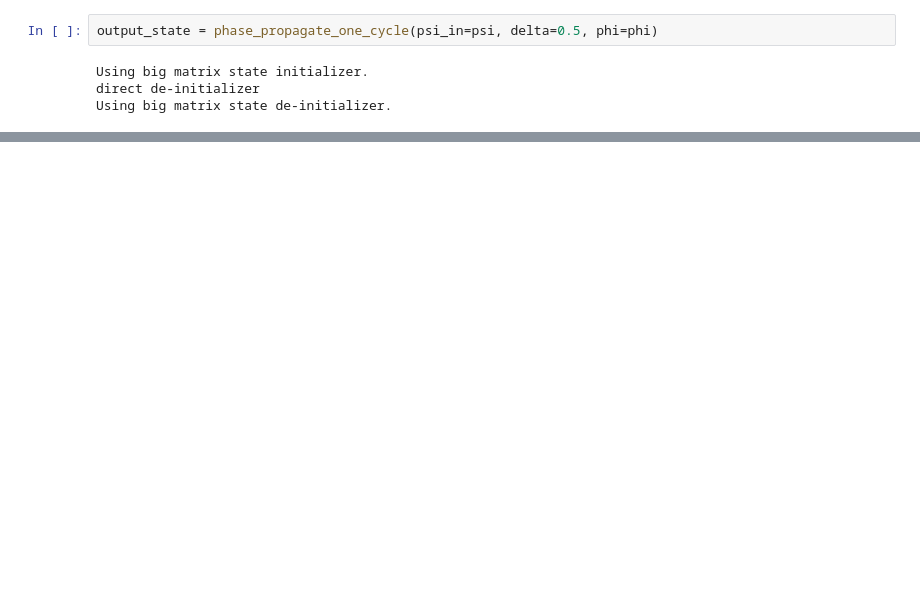
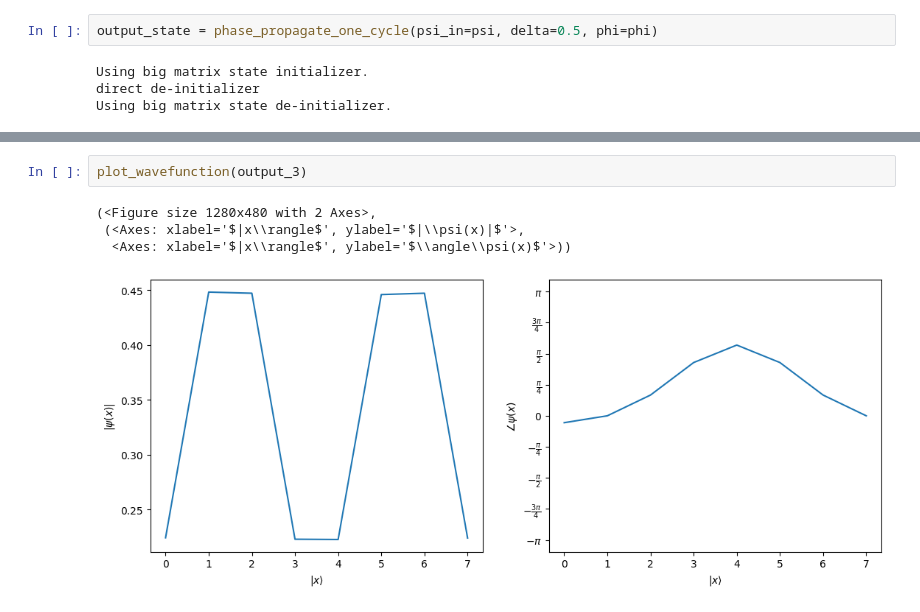
Before and after one commit to BlackWild/qiu, a Jupyter notebook: temp/10-manual-simulation.ipynb, the cells around one changed output, grey strips where cells are left out. Saved outputs shown, nothing was run; the diff lists cells and outputs as text; blank space fills up the shorter version.

```diff
--- a/temp/10-manual-simulation.ipynb
+++ b/temp/10-manual-simulation.ipynb
@@ -50,0 +73,7 @@ plot_wavefunction(output_state_2)
+# %%
+plot_wavefunction(output_3)
+# %% [output]
+(<Figure size 1280x480 with 2 Axes>,
+ (<Axes: xlabel='$|x\\rangle$', ylabel='$|\\psi(x)|$'>,
+  <Axes: xlabel='$|x\\rangle$', ylabel='$\\angle\\psi(x)$'>))
+[figure, added]
```
Also changed, not shown: parts of 7 cells of this notebook, 1 other file.
